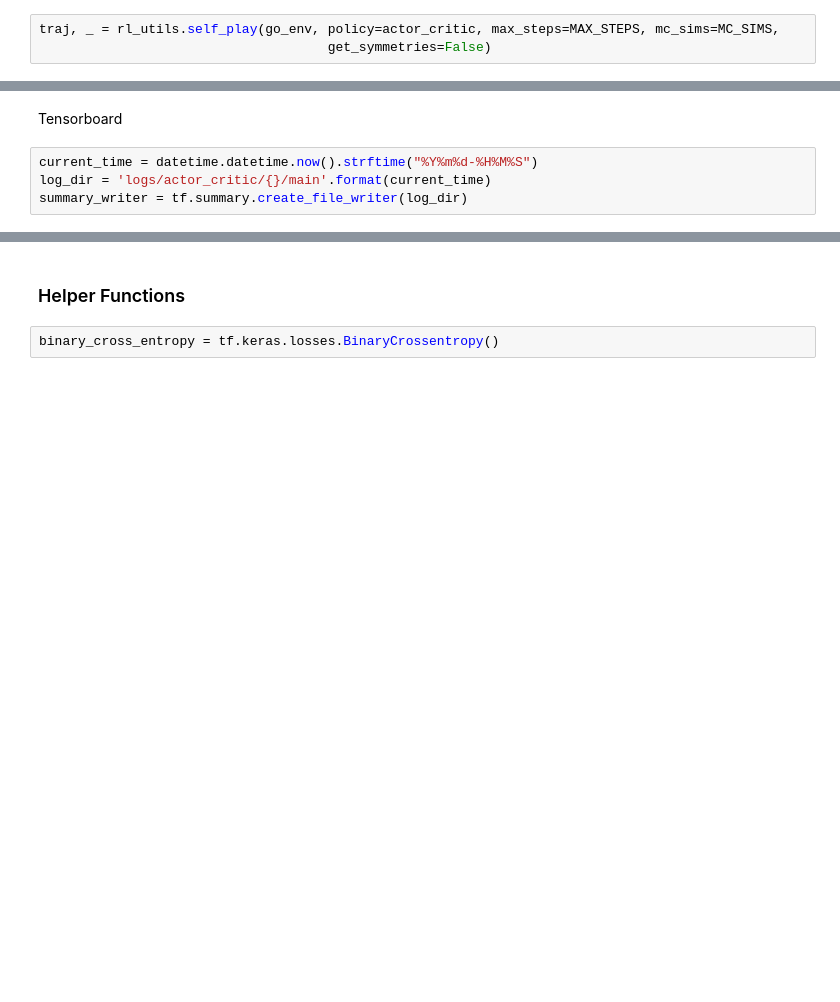
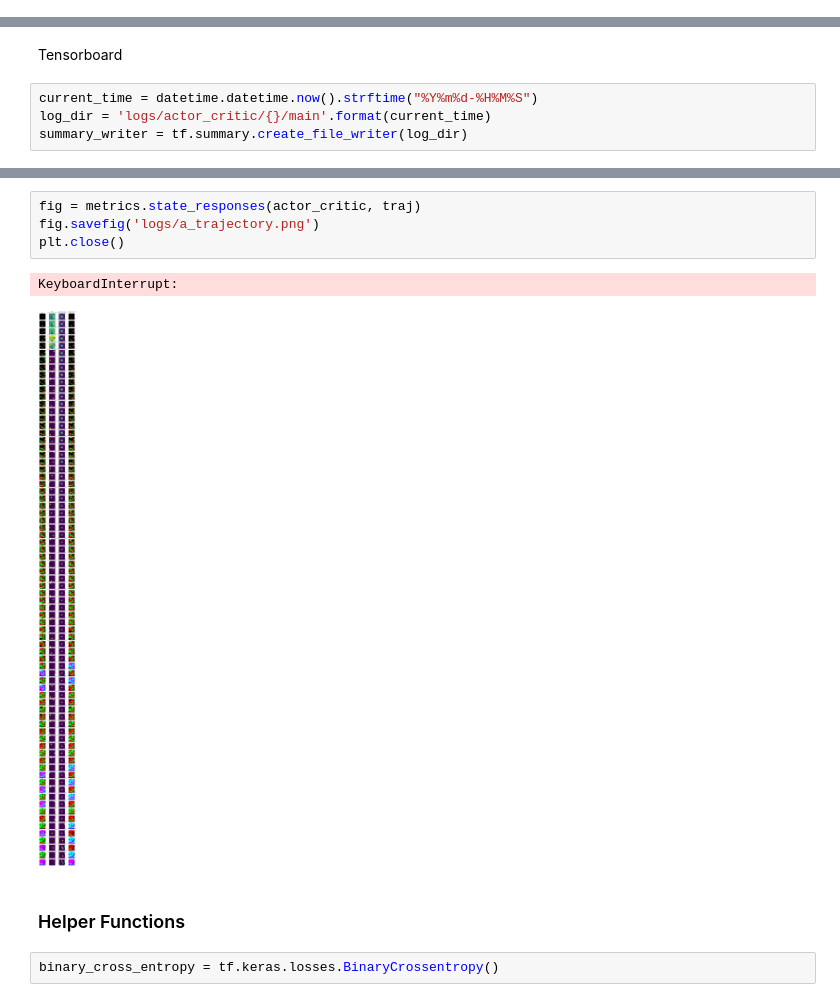
Before and after one commit to huangeddie/Go-AI, a Jupyter notebook: actor_critic.ipynb, the cells around one changed output, grey strips where cells are left out. Saved outputs shown, nothing was run; the diff lists cells and outputs as text; blank space fills up the shorter version.

```diff
--- a/actor_critic.ipynb
+++ b/actor_critic.ipynb
@@ -107,3 +86,0 @@ Plot a whole game trajectory
-# %%
-traj, _ = rl_utils.self_play(go_env, policy=actor_critic, max_steps=MAX_STEPS, mc_sims=MC_SIMS,
-                                     get_symmetries=False)
@@ -137,3 +133,10 @@ summary_writer = tf.summary.create_file_writer(log_dir)
+# %%
+fig = metrics.state_responses(actor_critic, traj)
+fig.savefig('logs/a_trajectory.png')
+plt.close()
+# %% [output]
+KeyboardInterrupt:
+[figure, added]
 # %% [markdown]
 ### Helper Functions
 # %%
```
Also changed, not shown: parts of 23 cells of this notebook, 3 other files.
